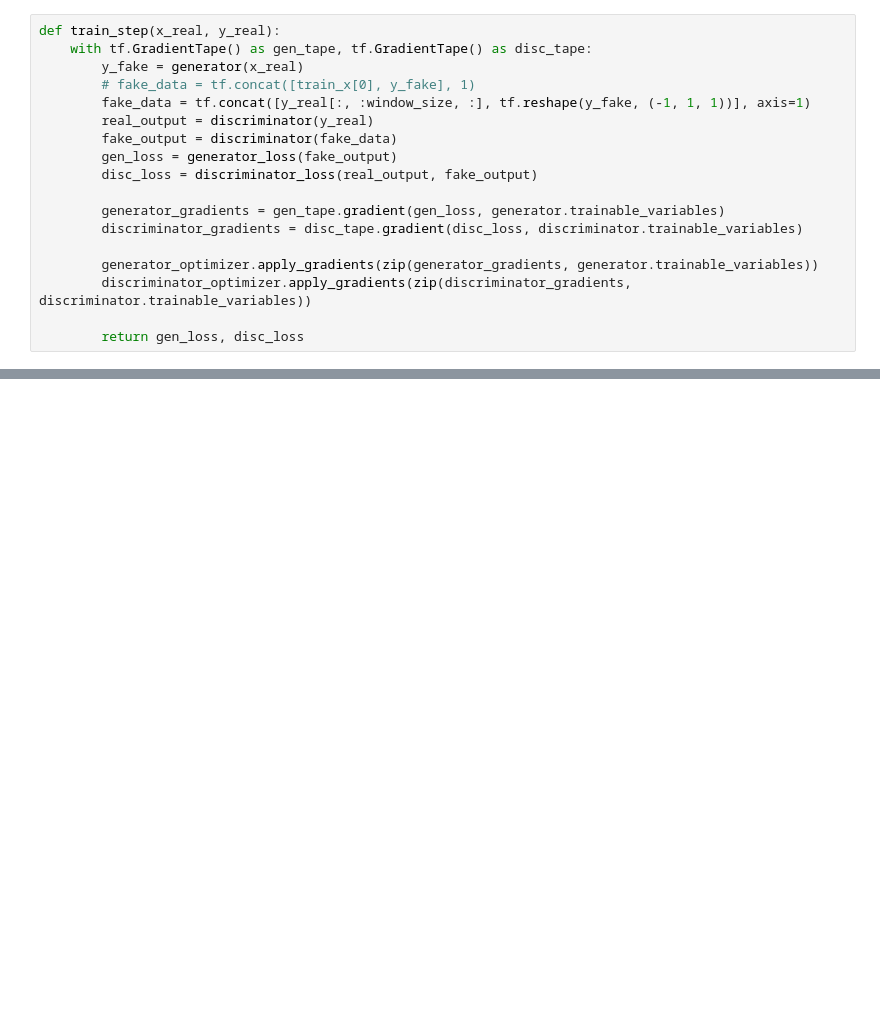
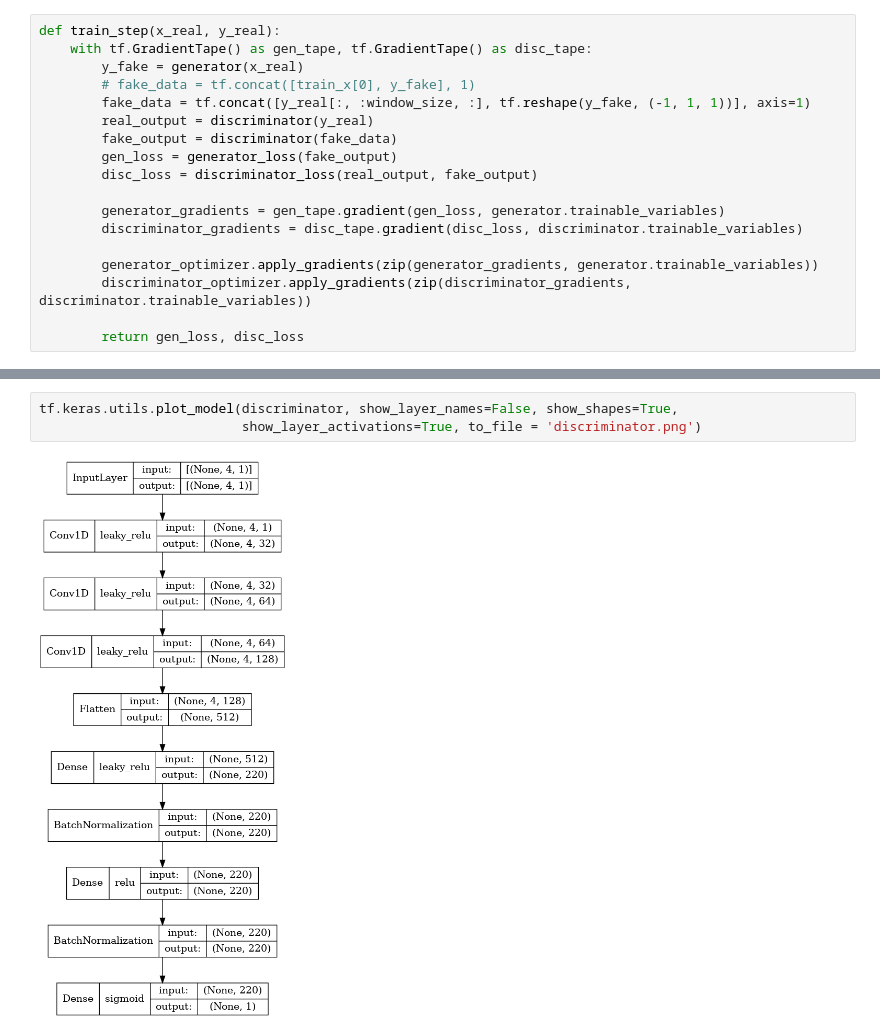
Before and after one commit to Rol3ert99/stock-predictions, a Jupyter notebook: gan.ipynb, the cells around one changed output, grey strips where cells are left out. Cells and saved outputs as stored; diff of their text form; blank space fills up the shorter version.

```diff
--- a/gan.ipynb
+++ b/gan.ipynb
@@ -316,0 +347,5 @@ plt.show()
+# %%
+tf.keras.utils.plot_model(discriminator, show_layer_names=False, show_shapes=True,
+                          show_layer_activations=True, to_file = 'discriminator.png')
+# %% [output]
+[figure, added]
```
Also changed, not shown: parts of 9 cells of this notebook, 6 other files.
